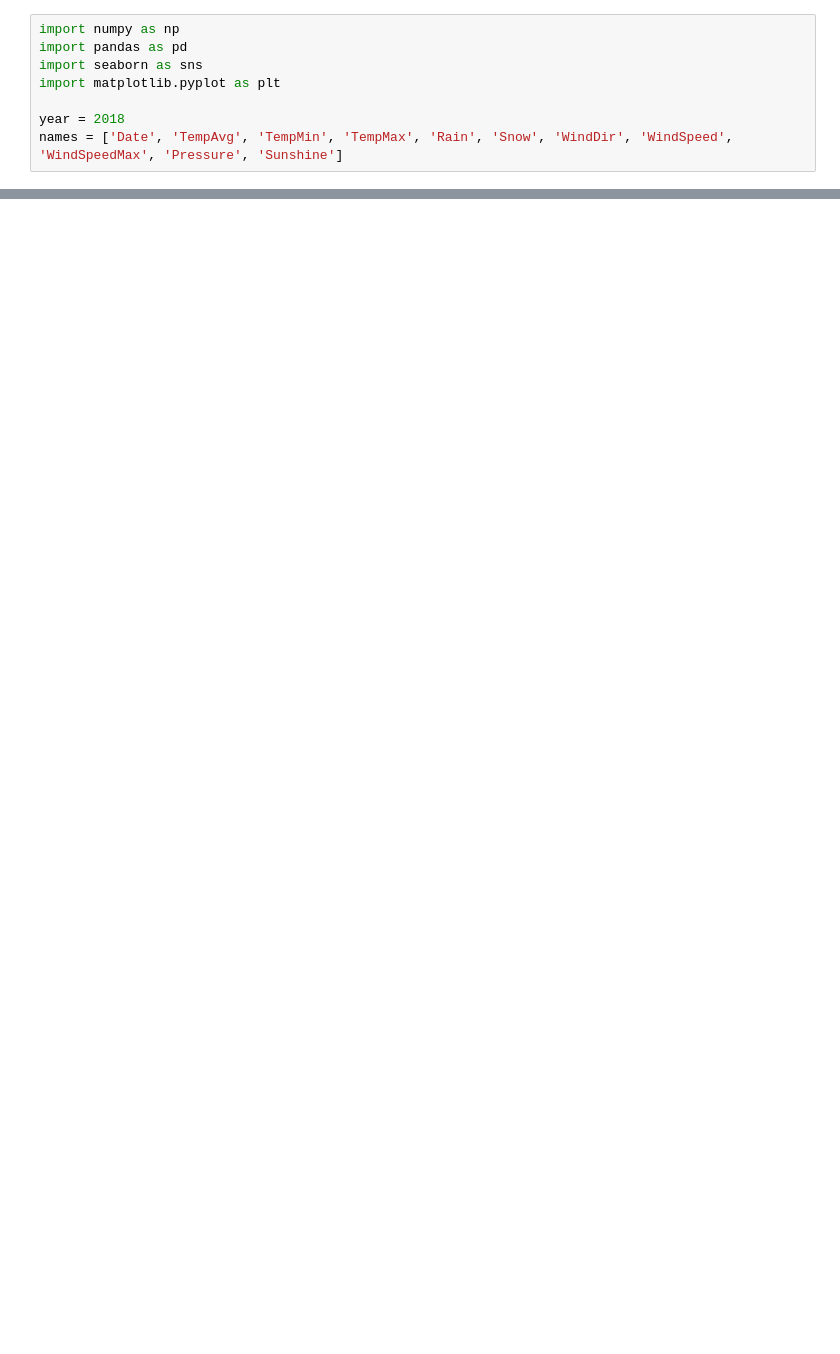
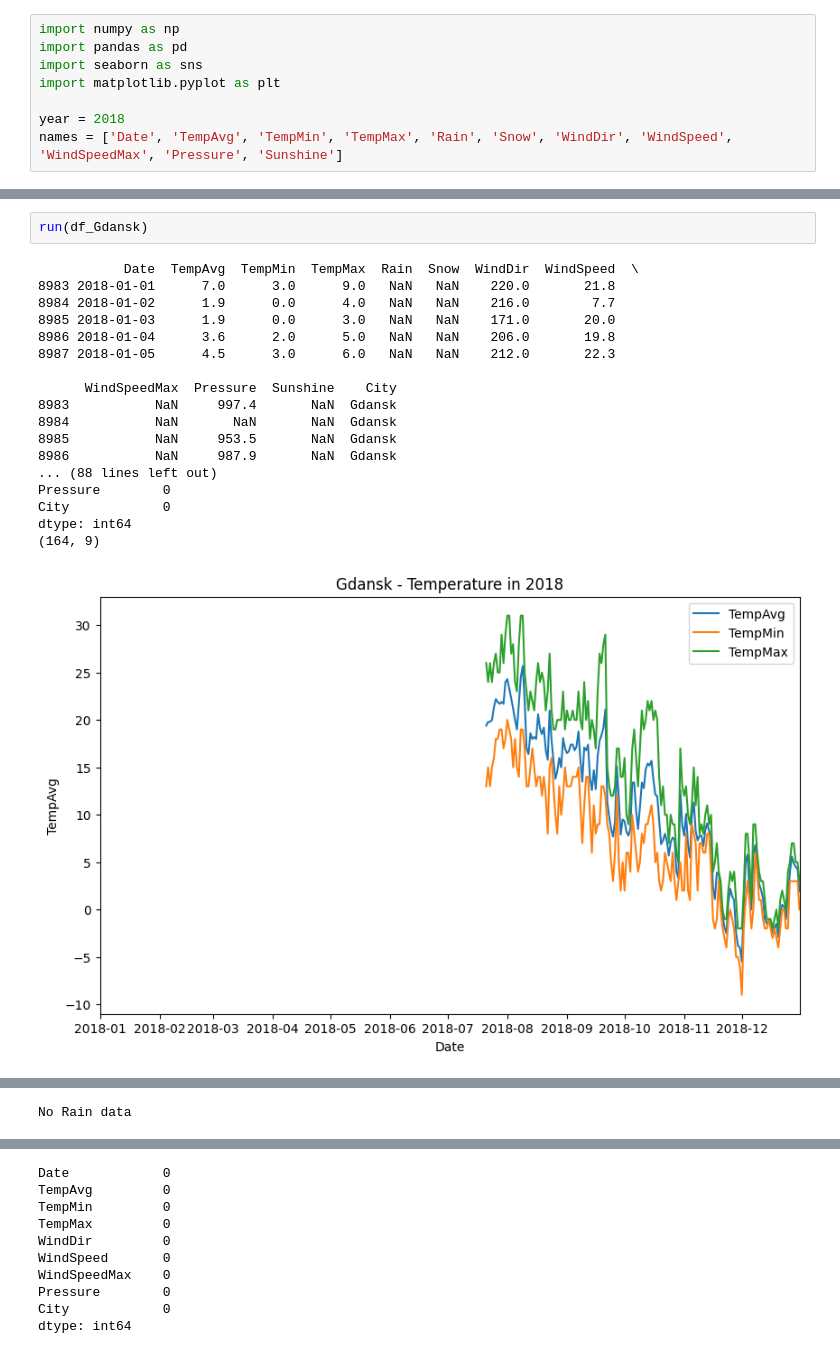
Before and after one commit to Twarug/AGH-NumericalMethods-Project, a Jupyter notebook: main.ipynb, the cells around one changed output, grey strips where cells are left out. Drawn from its saved outputs; the diff is of its cells as text; blank space fills up the shorter version.

```diff
--- a/main.ipynb
+++ b/main.ipynb
@@ -225,0 +326,21 @@ dtype: int64
+# %%
+run(df_Gdansk)
+# %% [output]
+           Date  TempAvg  TempMin  TempMax  Rain  Snow  WindDir  WindSpeed  \
+8983 2018-01-01      7.0      3.0      9.0   NaN   NaN    220.0       21.8
+8984 2018-01-02      1.9      0.0      4.0   NaN   NaN    216.0        7.7
+8985 2018-01-03      1.9      0.0      3.0   NaN   NaN    171.0       20.0
+8986 2018-01-04      3.6      2.0      5.0   NaN   NaN    206.0       19.8
+8987 2018-01-05      4.5      3.0      6.0   NaN   NaN    212.0       22.3
+
+      WindSpeedMax  Pressure  Sunshine    City
+8983           NaN     997.4       NaN  Gdansk
+8984           NaN       NaN       NaN  Gdansk
+8985           NaN     953.5       NaN  Gdansk
+8986           NaN     987.9       NaN  Gdansk
+... (88 lines left out)
+Pressure        0
+City            0
+dtype: int64
+(164, 9)
+[figure, added]
@@ -225,0 +349 @@ dtype: int64
+No Rain data
@@ -225,0 +351,10 @@ dtype: int64
+Date            0
+TempAvg         0
+TempMin         0
+TempMax         0
+WindDir         0
+WindSpeed       0
+WindSpeedMax    0
+Pressure        0
+City            0
+dtype: int64
```
Also changed, not shown: parts of 9 cells of this notebook.
